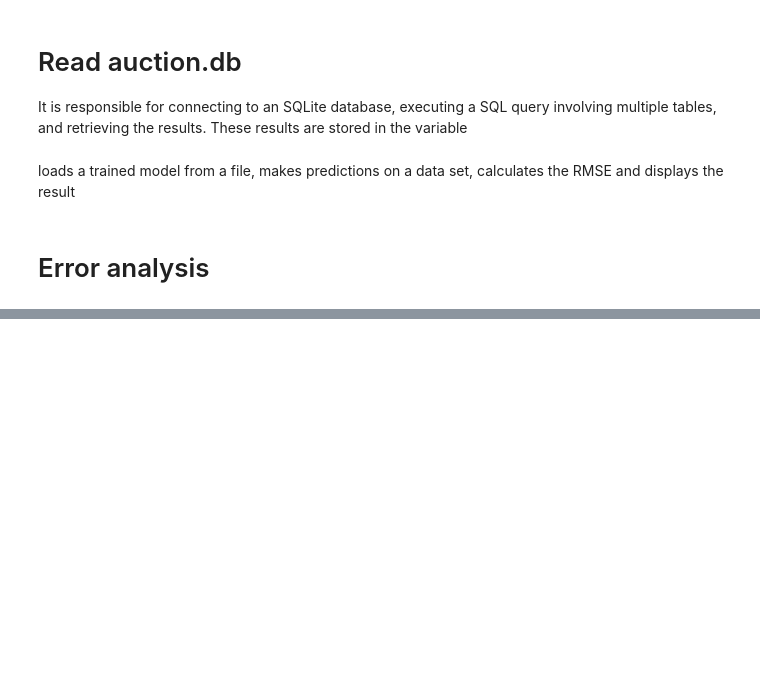
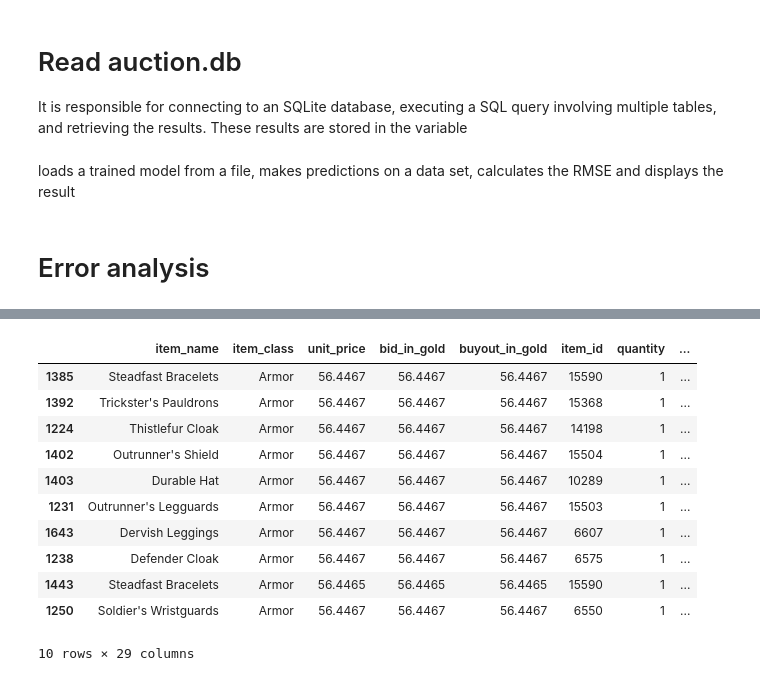
Before and after one commit to AngelUrq/auction_classic, a Jupyter notebook: eval/evaluation.ipynb, the cells around one changed output, grey strips where cells are left out. Cells and saved outputs as stored; diff of their text form; code cells hidden in the pictures; blank space fills up the shorter version.

```diff
--- a/eval/evaluation.ipynb
+++ b/eval/evaluation.ipynb
@@ -297,0 +306,16 @@ df_test.head()
+# %%
+df_test = df_test.sort_values(by='prediction', ascending=False)
+df_test.head(10)
+# %% [output]
+|  | item_name | item_class | unit_price | bid_in_gold | buyout_in_gold | item_id | quantity | ... |
+| 1385 | Steadfast Bracelets | Armor | 56.4467 | 56.4467 | 56.4467 | 15590 | 1 | ... |
+| 1392 | Trickster's Pauldrons | Armor | 56.4467 | 56.4467 | 56.4467 | 15368 | 1 | ... |
+| 1224 | Thistlefur Cloak | Armor | 56.4467 | 56.4467 | 56.4467 | 14198 | 1 | ... |
+| 1402 | Outrunner's Shield | Armor | 56.4467 | 56.4467 | 56.4467 | 15504 | 1 | ... |
+| 1403 | Durable Hat | Armor | 56.4467 | 56.4467 | 56.4467 | 10289 | 1 | ... |
+| 1231 | Outrunner's Legguards | Armor | 56.4467 | 56.4467 | 56.4467 | 15503 | 1 | ... |
+| 1643 | Dervish Leggings | Armor | 56.4467 | 56.4467 | 56.4467 | 6607 | 1 | ... |
+| 1238 | Defender Cloak | Armor | 56.4467 | 56.4467 | 56.4467 | 6575 | 1 | ... |
+| 1443 | Steadfast Bracelets | Armor | 56.4465 | 56.4465 | 56.4465 | 15590 | 1 | ... |
+| 1250 | Soldier's Wristguards | Armor | 56.4467 | 56.4467 | 56.4467 | 6550 | 1 | ... |
+10 rows × 29 columns
```
Also changed, not shown: parts of 5 cells of this notebook, 1 other file.
